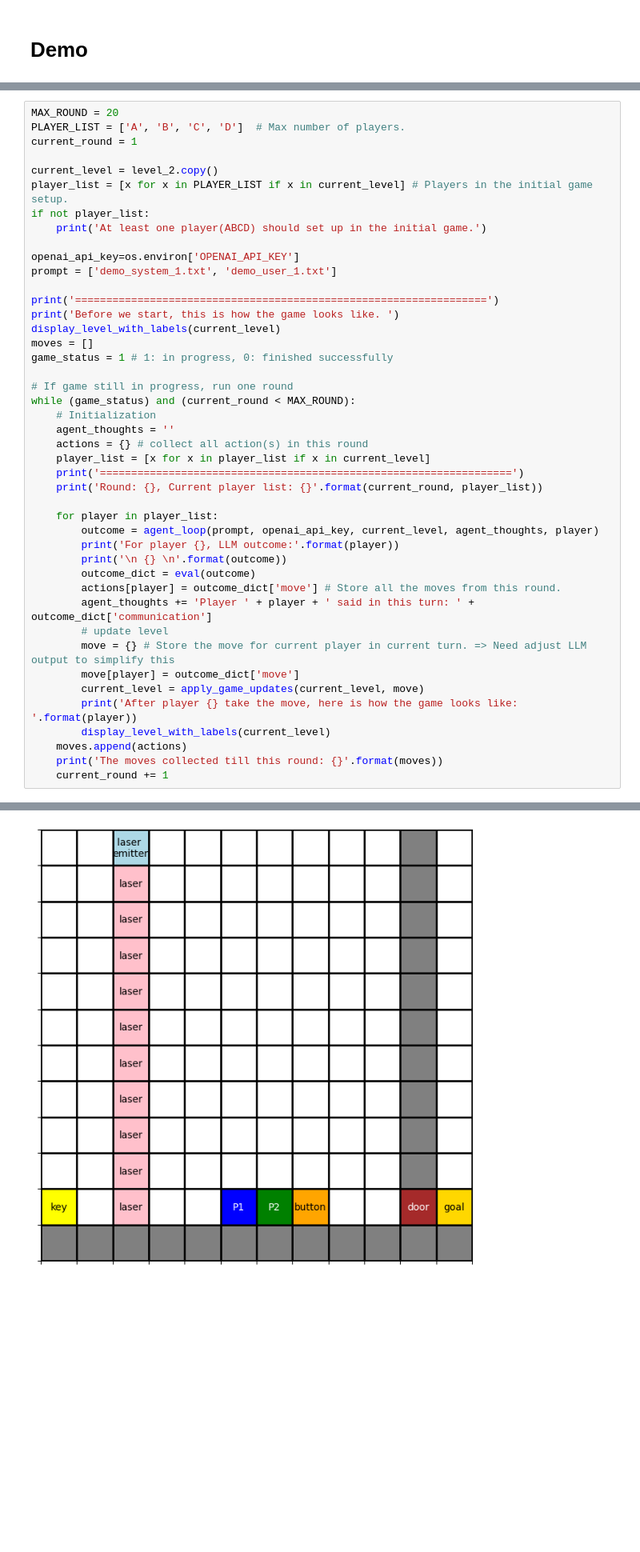
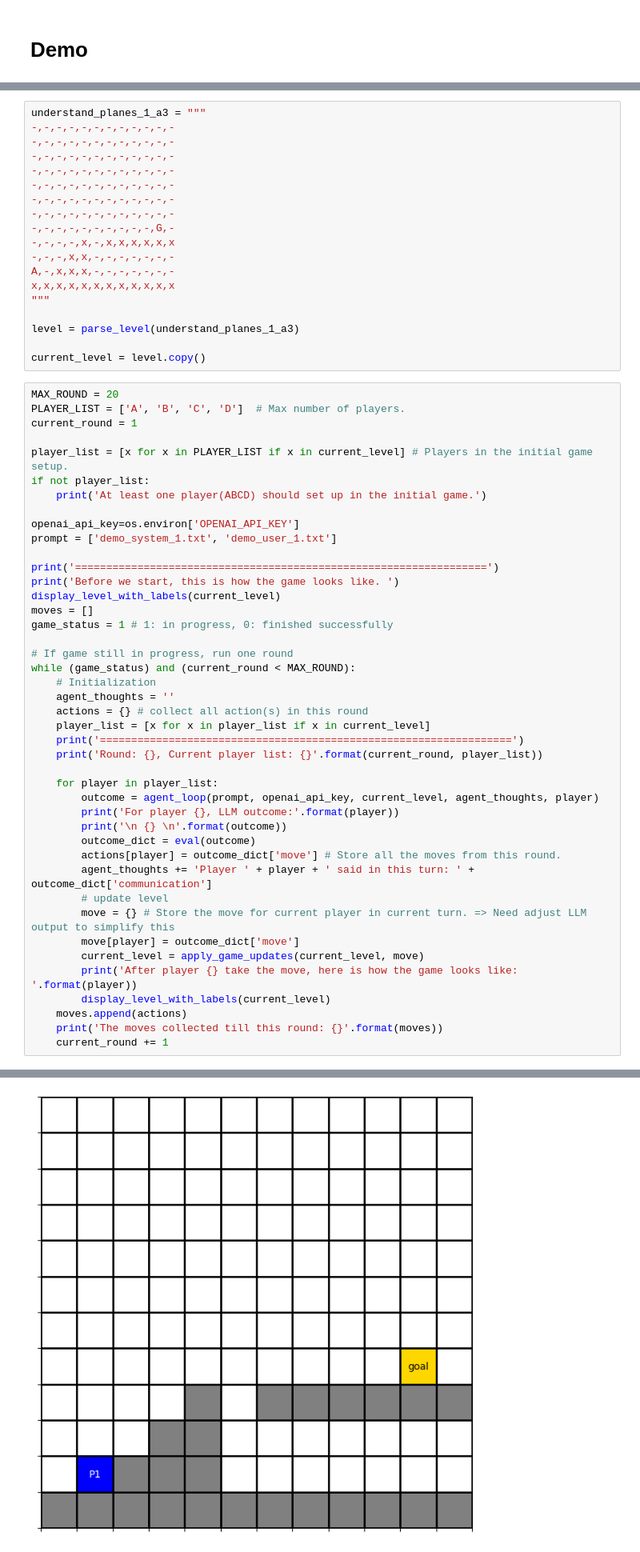
Before and after one commit to noahb264/705.651-LLM-FP, a Jupyter notebook: Demo/Demo.ipynb, the cells around one changed output, grey strips where cells are left out. Shown at 80% size. Cells and saved outputs as stored; diff of their text form; blank space fills up the shorter version.

```diff
--- a/Demo/Demo.ipynb
+++ b/Demo/Demo.ipynb
@@ -472,12 +472,30 @@ def agent_loop(prompt, openai_api_key, level, agent_thoughts, player):
 
     outcome = response.choices[0].message.content
     return outcome
+# %%
+understand_planes_1_a3 = """
+-,-,-,-,-,-,-,-,-,-,-,-
+-,-,-,-,-,-,-,-,-,-,-,-
+-,-,-,-,-,-,-,-,-,-,-,-
+-,-,-,-,-,-,-,-,-,-,-,-
+-,-,-,-,-,-,-,-,-,-,-,-
+-,-,-,-,-,-,-,-,-,-,-,-
+-,-,-,-,-,-,-,-,-,-,-,-
+-,-,-,-,-,-,-,-,-,-,G,-
+-,-,-,-,x,-,x,x,x,x,x,x
+-,-,-,x,x,-,-,-,-,-,-,-
+A,-,x,x,x,-,-,-,-,-,-,-
+x,x,x,x,x,x,x,x,x,x,x,x
+"""
+
+level = parse_level(understand_planes_1_a3)
+
+current_level = level.copy()
 # %%
 MAX_ROUND = 20
 PLAYER_LIST = ['A', 'B', 'C', 'D']  # Max number of players.
 current_round = 1
 
-current_level = level_2.copy()
 player_list = [x for x in PLAYER_LIST if x in current_level] # Players in the initial game setup.
 if not player_list:
     print('At least one player(ABCD) should set up in the initial game.')
@@ -530,4 +548,4 @@ For player A, LLM outcome:
 }
 
 After player A take the move, here is how the game looks like:
-[figure, old version]
+[figure, new version]
```
Also changed, not shown: parts of 2 cells of this notebook, 1 other file.
